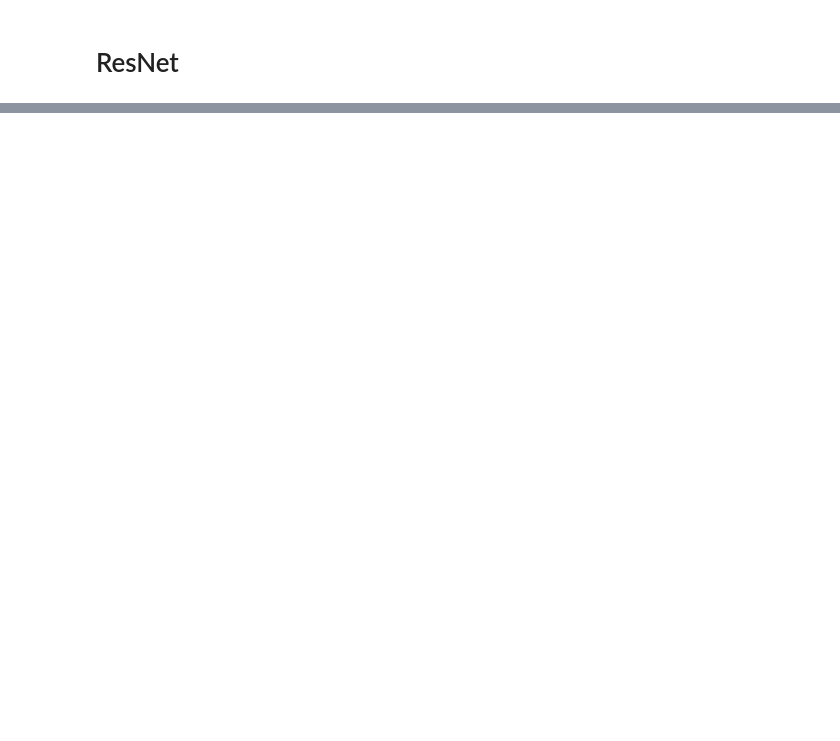
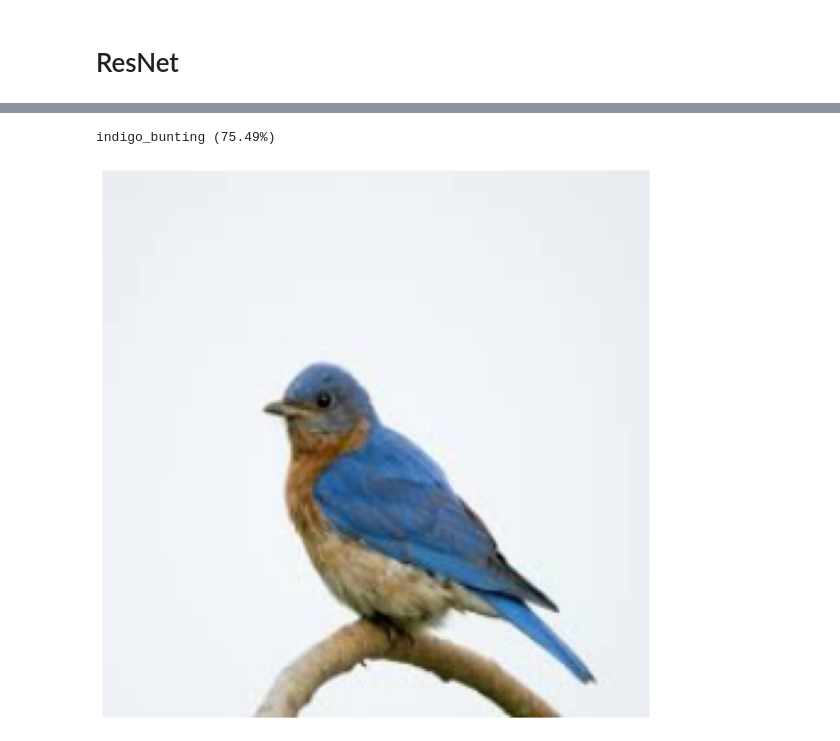
Before and after one commit to ckiekim/Deep-Learning-2020, a Jupyter notebook: 3.CNN/64_ResNet.ipynb, the cells around one changed output, grey strips where cells are left out. Cells and saved outputs as stored; diff of their text form; code cells hidden in the pictures; blank space fills up the shorter version.

```diff
--- a/3.CNN/64_ResNet.ipynb
+++ b/3.CNN/64_ResNet.ipynb
@@ -52,2 +52,19 @@ plt.show()
 indigo_bunting (99.61%)
 [figure]
+# %%
+img = cv2.imread('images/bird2.jpg', -1)
+img = cv2.resize(img, (224, 224))
+
+yhat = resnet.predict(img.reshape(-1, 224, 224, 3))
+label = decode_predictions(yhat)
+label = label[0][0]
+# %%
+print('%s (%.2f%%)' % (label[1], label[2]*100))
+img = img[:,:,::-1]
+plt.figure(figsize=(11,11))
+plt.imshow(img)
+plt.axis("off")
+plt.show()
+# %% [output]
+indigo_bunting (75.49%)
+[figure, added]
```
Also changed, not shown: parts of 2 cells of this notebook, 1 other file.
